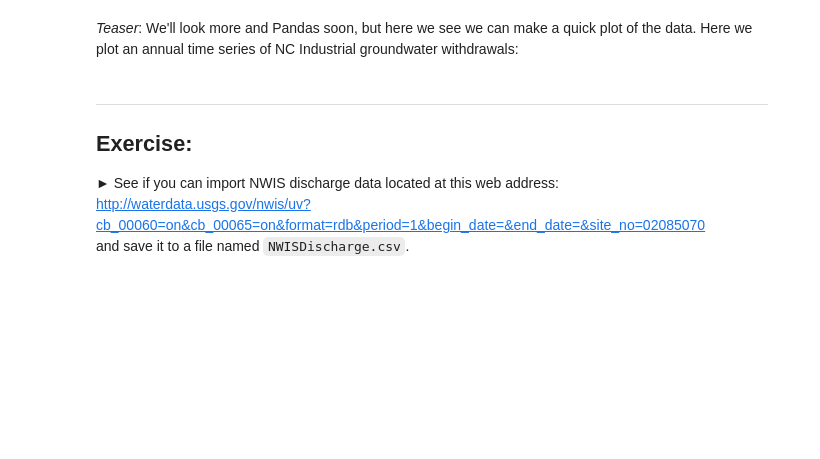
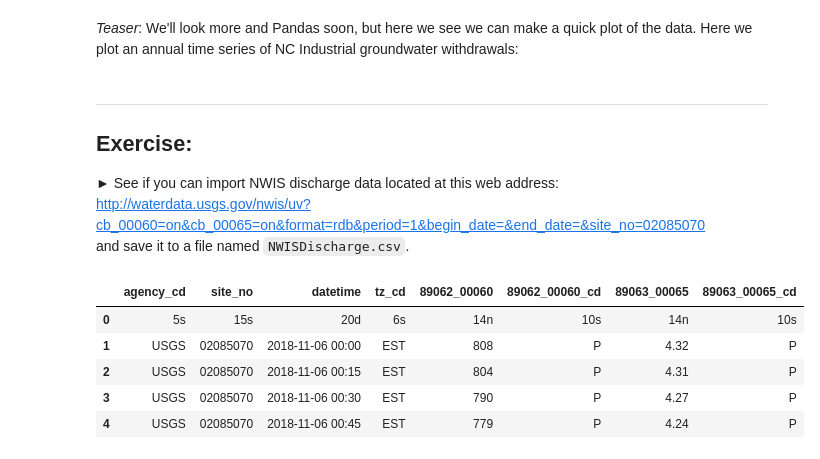
Before and after one commit to kdelyser/GettingData, a Jupyter notebook: 01a-Getting-data-with-Pandas.ipynb, the cells around one changed output. Drawn from its saved outputs; the diff is of its cells as text; code cells hidden in the pictures; blank space fills up the shorter version.

```diff
--- a/01a-Getting-data-with-Pandas.ipynb
+++ b/01a-Getting-data-with-Pandas.ipynb
@@ -87,0 +91,15 @@ http://waterdata.usgs.gov/nwis/uv?cb_00060=on&cb_00065=on&format=rdb&period=1&be
+# %%
+# Set the url as a variable; this is the URL given above
+theURL = 'http://waterdata.usgs.gov/nwis/uv?cb_00060=on&cb_00065=on&format=rdb&period=1&begin_date=&end_date=&site_no=02085070'
+# %%
+# Read in the data as a pandas data frame and display the first 5 rows
+# -Note we need to specify that it's a tab delimited file and uses '#' to indicate commments
+dfNWIS = pd.read_csv(theURL, delimiter='\t', comment='#')
+dfNWIS.head()
+# %% [output]
+|  | agency_cd | site_no | datetime | tz_cd | 89062_00060 | 89062_00060_cd | 89063_00065 | 89063_00065_cd |
+| 0 | 5s | 15s | 20d | 6s | 14n | 10s | 14n | 10s |
+| 1 | USGS | 02085070 | 2018-11-06 00:00 | EST | 808 | P | 4.32 | P |
+| 2 | USGS | 02085070 | 2018-11-06 00:15 | EST | 804 | P | 4.31 | P |
+| 3 | USGS | 02085070 | 2018-11-06 00:30 | EST | 790 | P | 4.27 | P |
+| 4 | USGS | 02085070 | 2018-11-06 00:45 | EST | 779 | P | 4.24 | P |
```
Also changed, not shown: parts of 2 cells of this notebook, 3 other files.
